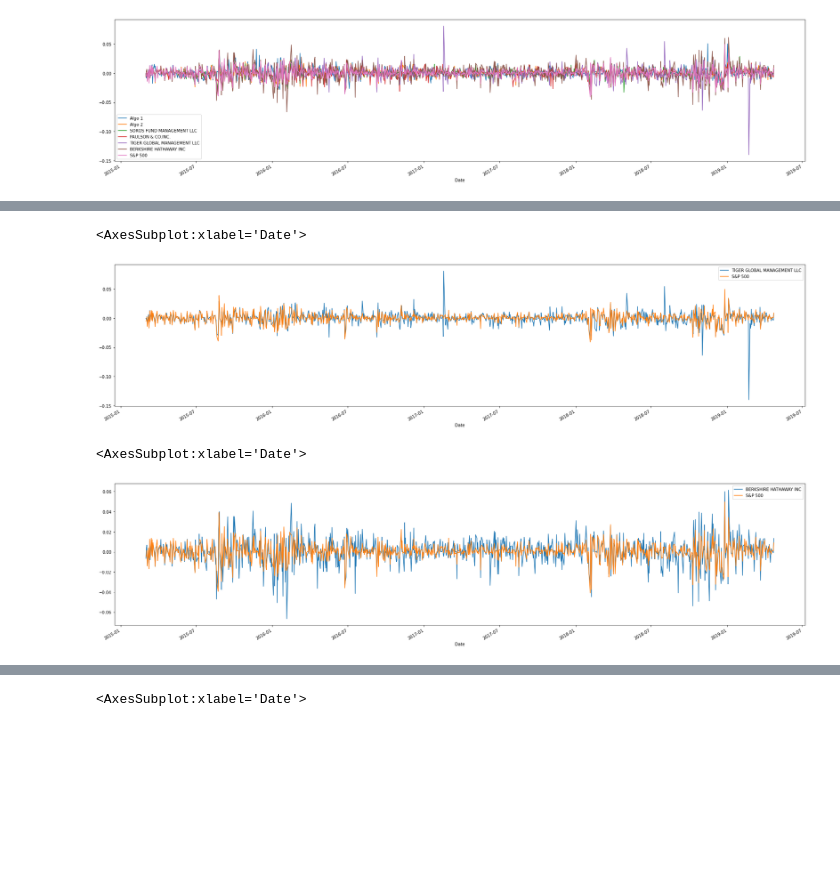
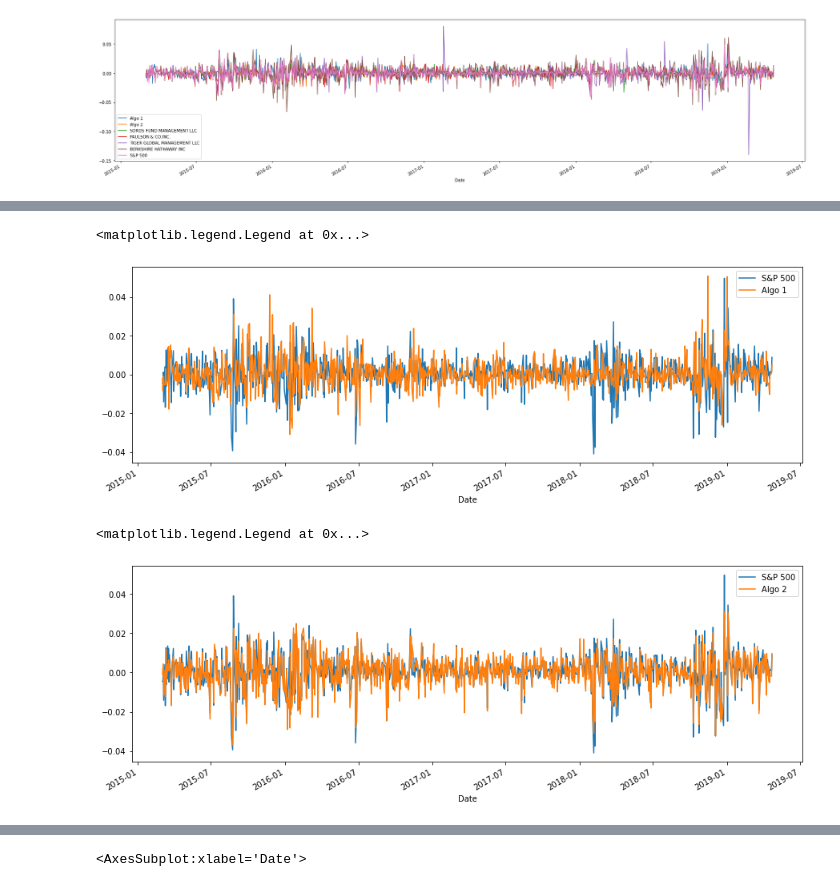
Before and after one commit to Vielufs/pandas-homework, a Jupyter notebook: pandashw.ipynb, the cells around one changed output, grey strips where cells are left out. Drawn from its saved outputs; the diff is of its cells as text; code cells hidden in the pictures; blank space fills up the shorter version.

```diff
--- a/pandashw.ipynb
+++ b/pandashw.ipynb
@@ -198,10 +164,14 @@ combined_df[['PAULSON & CO.INC. ','S&P 500']].plot(figsize=(30,7))
-# %%
-combined_df[['TIGER GLOBAL MANAGEMENT LLC','S&P 500']].plot(figsize=(30,7))
-# %% [output]
-<AxesSubplot:xlabel='Date'>
-[figure, removed]
-# %%
-combined_df[['BERKSHIRE HATHAWAY INC','S&P 500']].plot(figsize=(30,7))
-# %% [output]
-<AxesSubplot:xlabel='Date'>
-[figure, removed]
+# %%
+ax=combined_df['S&P 500'].plot()
+combined_df['Algo 1'].plot(ax=ax,figsize=(15,5))
+ax.legend(['S&P 500','Algo 1'])
+# %% [output]
+<matplotlib.legend.Legend at 0x...>
+[figure, added]
+# %%
+ax=combined_df['S&P 500'].plot()
+combined_df['Algo 2'].plot(ax=ax,figsize=(15,5))
+ax.legend(['S&P 500','Algo 2'])
+# %% [output]
+<matplotlib.legend.Legend at 0x...>
+[figure, added]
```
Also changed, not shown: parts of 53 cells of this notebook, 8 other files.
